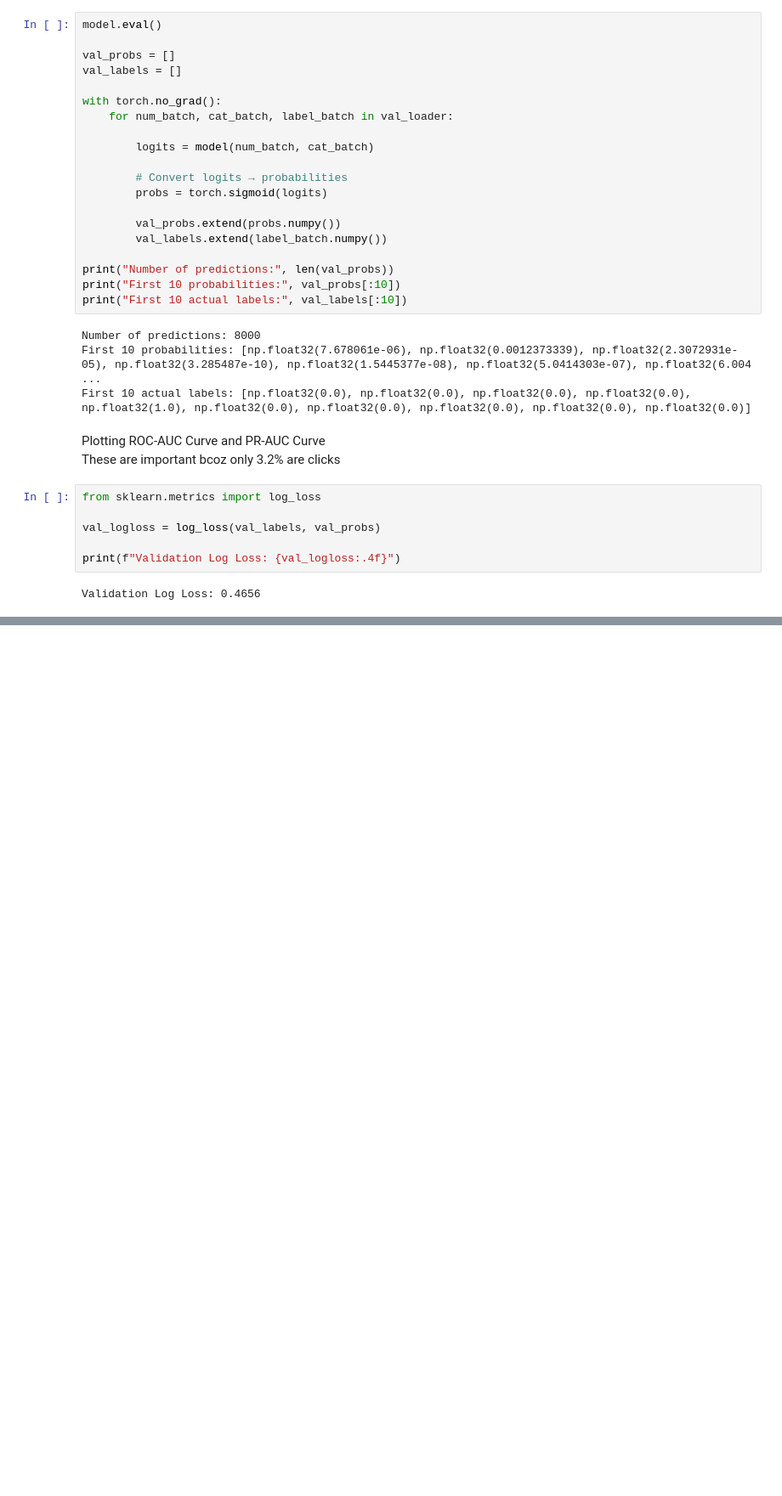
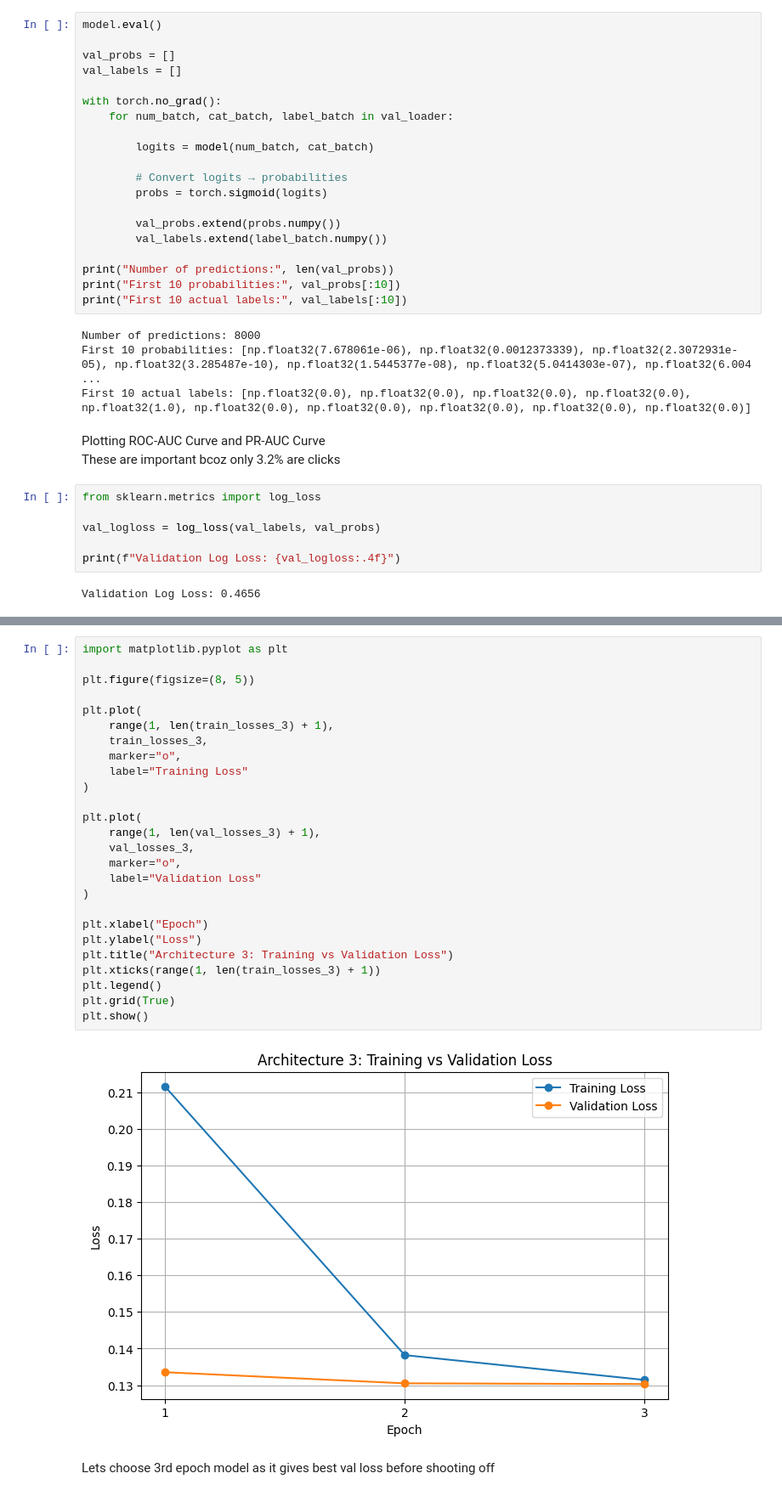
Before and after one commit to shreyaspatil28/Shreyas-Patil-Intelligence-SIG-Recs-2026, a Jupyter notebook: mandatory-tasks/recommender-systems-cf-to-dlrm/RecommendationTasks/02_NeuralCTR/Task2.ipynb, the cells around one changed output, grey strips where cells are left out. Shown at 85% size. Drawn from its saved outputs; the diff is of its cells as text; blank space fills up the shorter version.

```diff
--- a/mandatory-tasks/recommender-systems-cf-to-dlrm/RecommendationTasks/02_NeuralCTR/Task2.ipynb
+++ b/mandatory-tasks/recommender-systems-cf-to-dlrm/RecommendationTasks/02_NeuralCTR/Task2.ipynb
@@ -333,0 +645,30 @@ Validation Log Loss: 0.4656
+# %%
+import matplotlib.pyplot as plt
+
+plt.figure(figsize=(8, 5))
+
+plt.plot(
+    range(1, len(train_losses_3) + 1),
+    train_losses_3,
+    marker="o",
+    label="Training Loss"
+)
+
+plt.plot(
+    range(1, len(val_losses_3) + 1),
+    val_losses_3,
+    marker="o",
+    label="Validation Loss"
+)
+
+plt.xlabel("Epoch")
+plt.ylabel("Loss")
+plt.title("Architecture 3: Training vs Validation Loss")
+plt.xticks(range(1, len(train_losses_3) + 1))
+plt.legend()
+plt.grid(True)
+plt.show()
+# %% [output]
+[figure, added]
+# %% [markdown]
+Lets choose 3rd epoch model as it gives best val loss before shooting off
```
Also changed, not shown: parts of 22 cells of this notebook.
